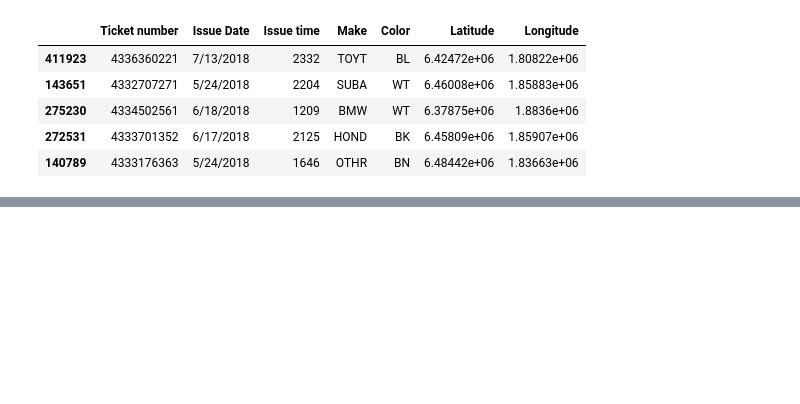
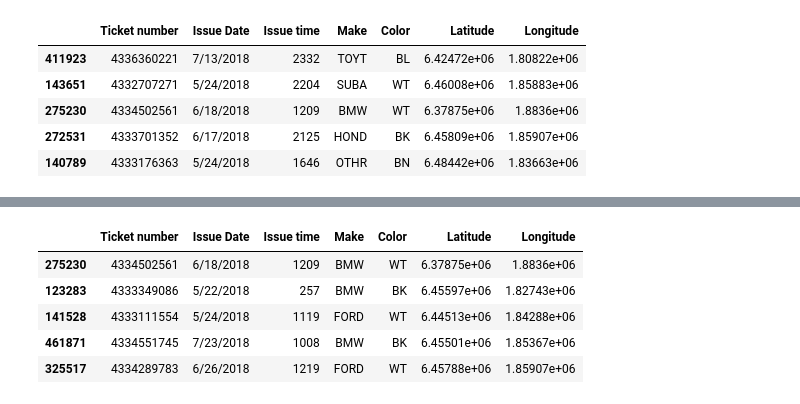
Before and after one commit to chele0630/Team3_Project1, a Jupyter notebook: CitationPy.ipynb, the cells around one changed output, grey strips where cells are left out. Saved outputs shown, nothing was run; the diff lists cells and outputs as text; code cells hidden in the pictures; blank space fills up the shorter version.

```diff
--- a/CitationPy.ipynb
+++ b/CitationPy.ipynb
@@ -211,0 +119,11 @@ memory usage: 2.6+ MB
+# %%
+# Sampling the models of four cars
+df1 = Sample_data[Sample_data.Make.isin(["BMW","FORD","VOLK","DODG"])]
+df1.head()
+# %% [output]
+|  | Ticket number | Issue Date | Issue time | Make | Color | Latitude | Longitude |
+| 275230 | 4334502561 | 6/18/2018 | 1209 | BMW | WT | 6.37875e+06 | 1.8836e+06 |
+| 123283 | 4333349086 | 5/22/2018 | 257 | BMW | BK | 6.45597e+06 | 1.82743e+06 |
+| 141528 | 4333111554 | 5/24/2018 | 1119 | FORD | WT | 6.44513e+06 | 1.84288e+06 |
+| 461871 | 4334551745 | 7/23/2018 | 1008 | BMW | BK | 6.45501e+06 | 1.85367e+06 |
+| 325517 | 4334289783 | 6/26/2018 | 1219 | FORD | WT | 6.45788e+06 | 1.85907e+06 |
```
Also changed, not shown: parts of 28 cells of this notebook, 1 other file.
